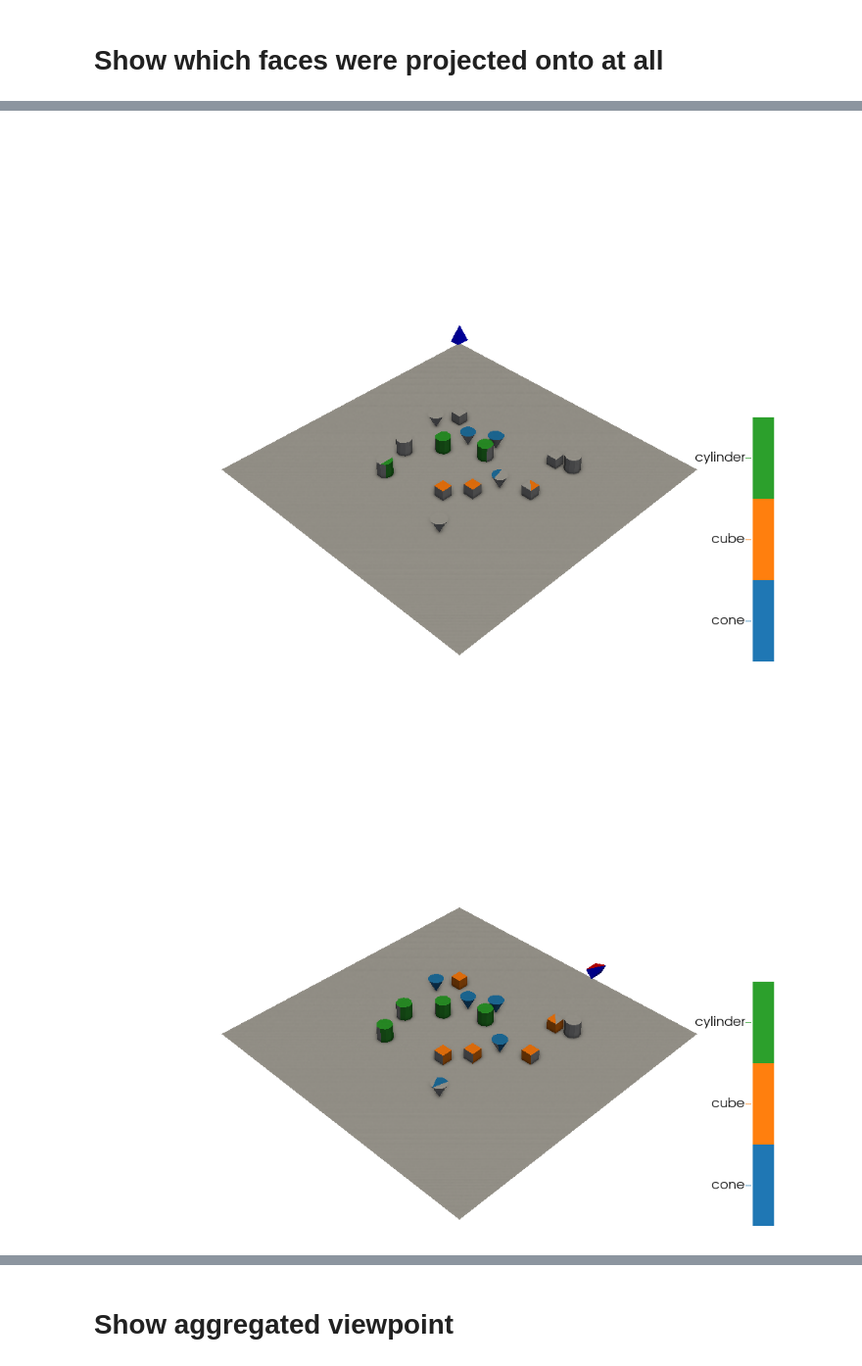
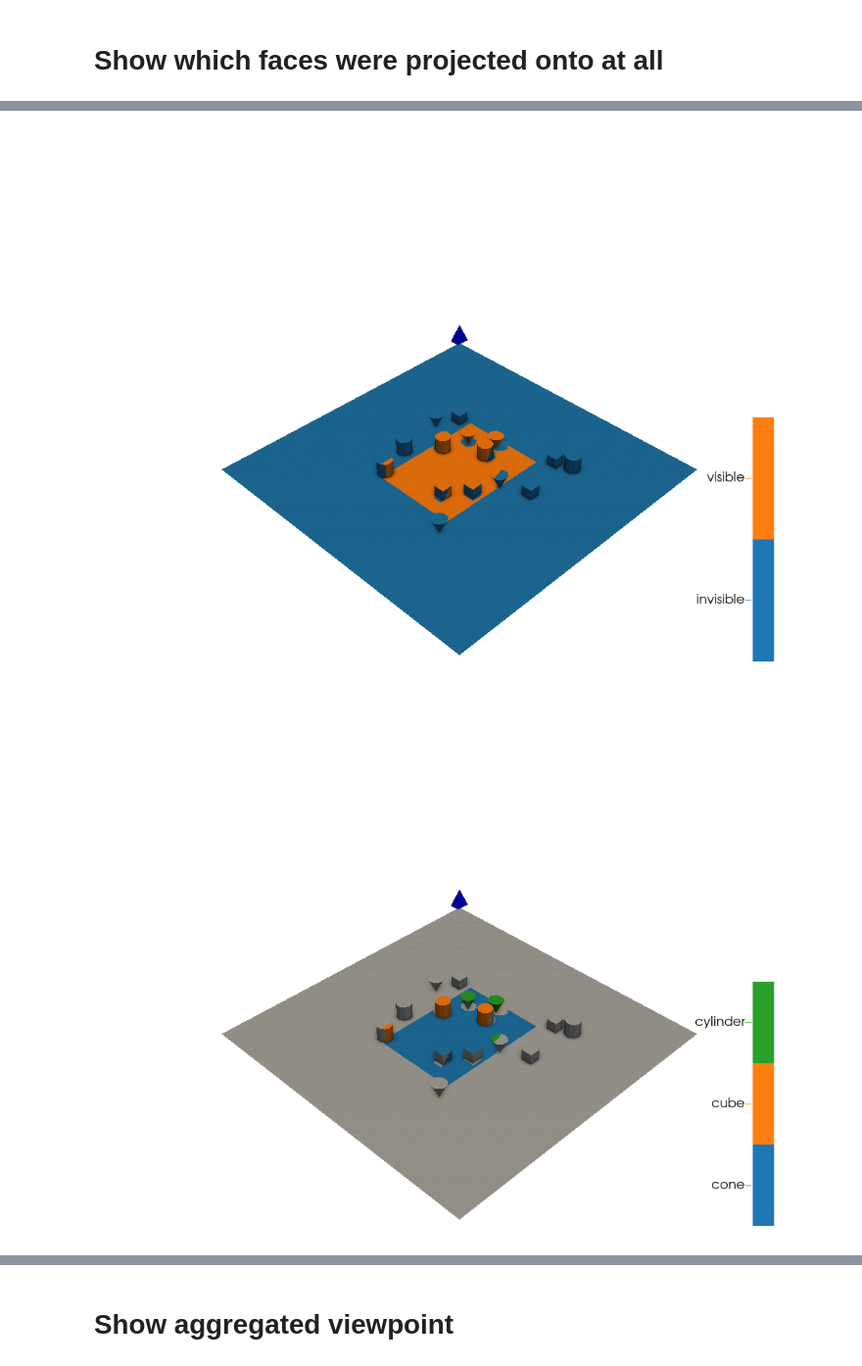
Before and after one commit to open-forest-observatory/geograypher, a Jupyter notebook: examples/concept_figure.ipynb, the cells around one changed output, grey strips where cells are left out. Shown at 98% size. Drawn from its saved outputs; the diff is of its cells as text; code cells hidden in the pictures.

```diff
--- a/examples/concept_figure.ipynb
+++ b/examples/concept_figure.ipynb
@@ -291,20 +292,3 @@ Extracting faces from mesh
 Loading texture
 # %% [markdown]
 # Show which faces were projected onto at all
-# %%
-for i in range(5):
-    sub_camera_set = segmentor_camera_set.get_subset_cameras([i])
-    (
-        normalized_face_texture,
-        face_texture,
-        counts,
-    ) = aggregation_mesh.aggregate_viewpoints_pytorch3d(sub_camera_set)
-    aggregation_mesh.vis(
-        vis_scalars=counts,
-        camera_set=sub_camera_set,
-        screenshot_filename=Path(
-            FIGURES_SAVE_FOLDER, f"view_shadows_scene_{i:03d}.png"
-        ),
-        frustum_scale=VIS_FRUSTUM_SCALE,
-        IDs_to_labels={0: "invisible", 1: "visible"},
-    )
@@ -317,23 +295,34 @@ for i in range(5):
 # %%
-for i in range(5):
-    sub_camera_set = segmentor_camera_set.get_subset_cameras([i])
-    (
-        normalized_face_texture,
-        face_texture,
-        counts,
-    ) = aggregation_mesh.aggregate_viewpoints_pytorch3d(sub_camera_set)
-    max_class = np.argmax(face_texture, axis=1).astype(float)
-    zeros_mask = np.sum(face_texture, axis=1) == 0
-    max_class[zeros_mask] = np.nan
+from IPython.core.debugger import set_trace
+
+projections_gen = aggregation_mesh.project_images(segmentor_camera_set)
+
+for i, faces_texture in tqdm(enumerate(projections_gen), total=5):
+    is_finite = np.any(np.isfinite(faces_texture), axis=1)
+
+    aggregation_mesh.vis(
+        vis_scalars=is_finite.astype(int),
+        camera_set=segmentor_camera_set[i:i+1],
+        screenshot_filename=Path(
+            FIGURES_SAVE_FOLDER, f"view_shadows_scene_{i:03d}.png"
+        ),
+        frustum_scale=VIS_FRUSTUM_SCALE,
+        IDs_to_labels={0: "invisible", 1: "visible"},
+    )
+
+    max_class = np.argmax(faces_texture, axis=1).astype(float)
+    max_class[np.logical_not(is_finite)] = np.nan
+    max_class[np.sum(faces_texture, axis=1)==0] = np.nan
+
     aggregation_mesh.vis(
         vis_scalars=max_class,
-        camera_set=sub_camera_set,
+        camera_set=segmentor_camera_set[i:i+1],
         force_xvfb=True,
         screenshot_filename=Path(
             FIGURES_SAVE_FOLDER, f"aggregated_predicted_scene_{i:03d}.png"
         ),
         frustum_scale=VIS_FRUSTUM_SCALE,
     )
 # %% [output]
-[figure, old version]
+[figure, new version]
-[figure, old version]
+[figure, new version]
```
Also changed, not shown: parts of 7 cells of this notebook.
